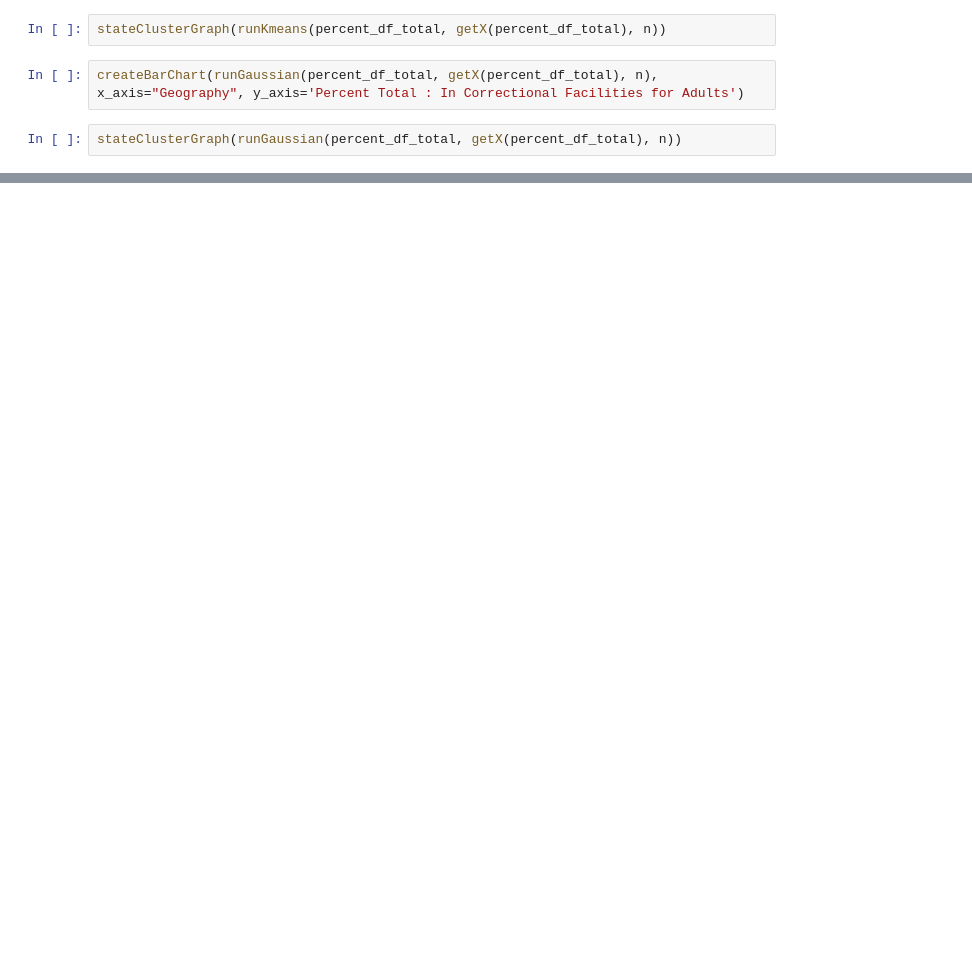
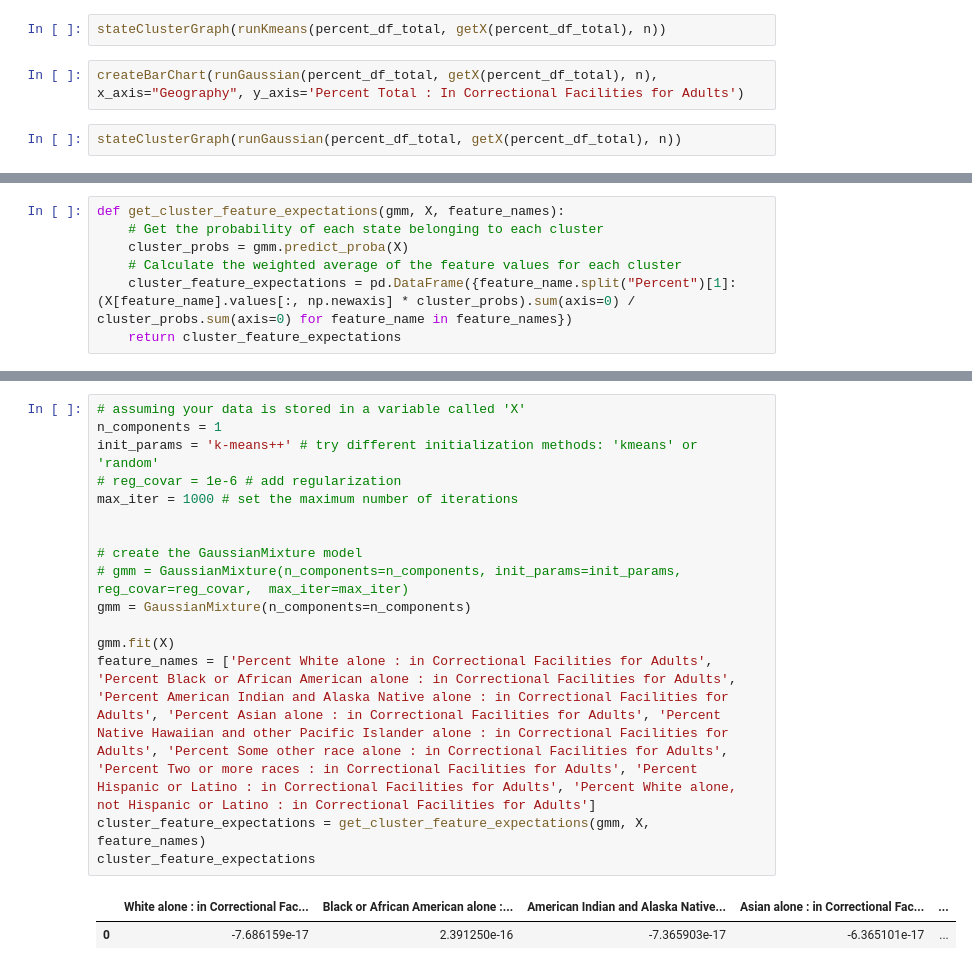
Before and after one commit to lorenzom222/CSC240_Project, a Jupyter notebook: final.ipynb, the cells around one changed output, grey strips where cells are left out. Drawn from its saved outputs; the diff is of its cells as text; blank space fills up the shorter version.

```diff
--- a/final.ipynb
+++ b/final.ipynb
@@ -550,0 +505,7 @@ fig.show()
+# %%
+def get_cluster_feature_expectations(gmm, X, feature_names):
+    # Get the probability of each state belonging to each cluster
+    cluster_probs = gmm.predict_proba(X)
+    # Calculate the weighted average of the feature values for each cluster
+    cluster_feature_expectations = pd.DataFrame({feature_name.split("Percent")[1]: (X[feature_name].values[:, np.newaxis] * cluster_probs).sum(axis=0) / cluster_probs.sum(axis=0) for feature_name in feature_names})
+    return cluster_feature_expectations
@@ -550,0 +527,19 @@ fig.show()
+# %%
+# assuming your data is stored in a variable called 'X'
+n_components = 1
+init_params = 'k-means++' # try different initialization methods: 'kmeans' or 'random'
+# reg_covar = 1e-6 # add regularization
+max_iter = 1000 # set the maximum number of iterations
+
+
+# create the GaussianMixture model
+# gmm = GaussianMixture(n_components=n_components, init_params=init_params, reg_covar=reg_covar,  max_iter=max_iter)
+gmm = GaussianMixture(n_components=n_components)
+
+gmm.fit(X)
+feature_names = ['Percent White alone : in Correctional Facilities for Adults', 'Percent Black or African American alone : in Correctional Facilities for Adults', 'Percent American Indian and Alaska Native alone : in Correctional Facilities for Adults', 'Percent Asian alone : in Correctional Facilities for Adults', 'Percent Native Hawaiian and other Pacific Islander alone : in Correctional Facilities for Adults', 'Percent Some other race alone : in Correctional Facilities for Adults', 'Percent Two or more races : in Correctional Facilities for Adults', 'Percent Hispanic or Latino : in Correctional Facilities for Adults', 'Percent White alone, not Hispanic or Latino : in Correctional Facilities for Adults']
+cluster_feature_expectations = get_cluster_feature_expectations(gmm, X, feature_names)
+cluster_feature_expectations
+# %% [output]
+|  | White alone : in Correctional Fac... | Black or African American alone :... | American Indian and Alaska Native... | Asian alone : in Correctional Fac... | ... |
+| 0 | -7.686159e-17 | 2.391250e-16 | -7.365903e-17 | -6.365101e-17 | ... |
```
Also changed, not shown: parts of 19 cells of this notebook.
